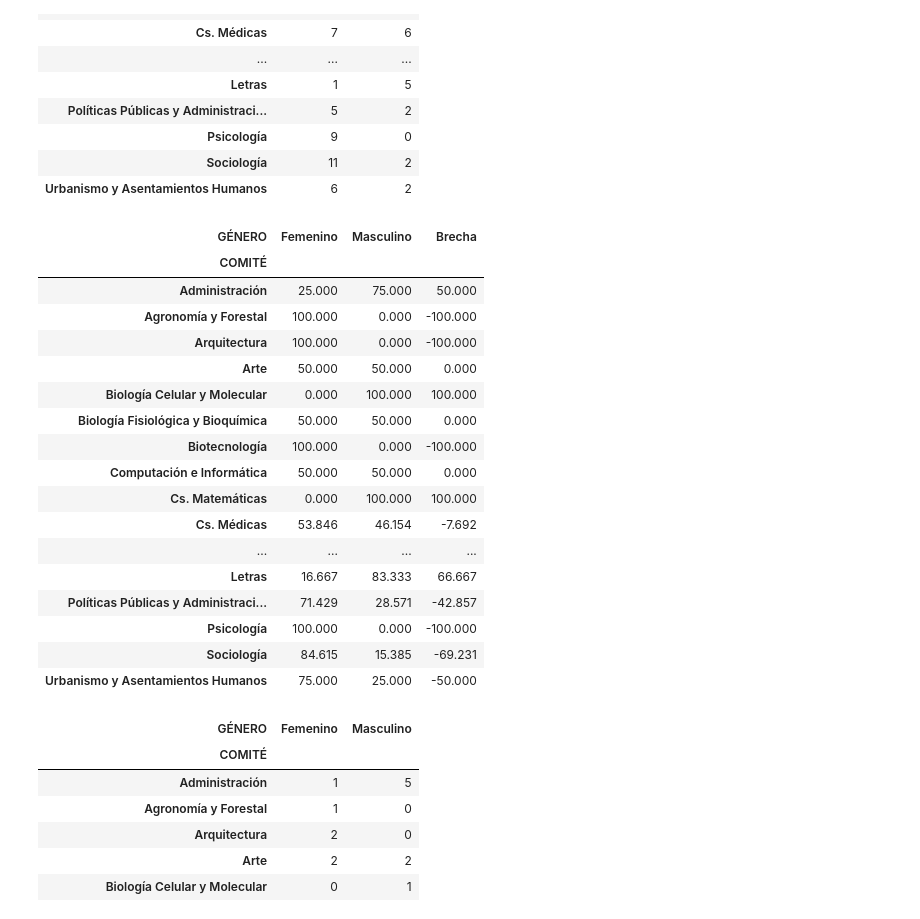
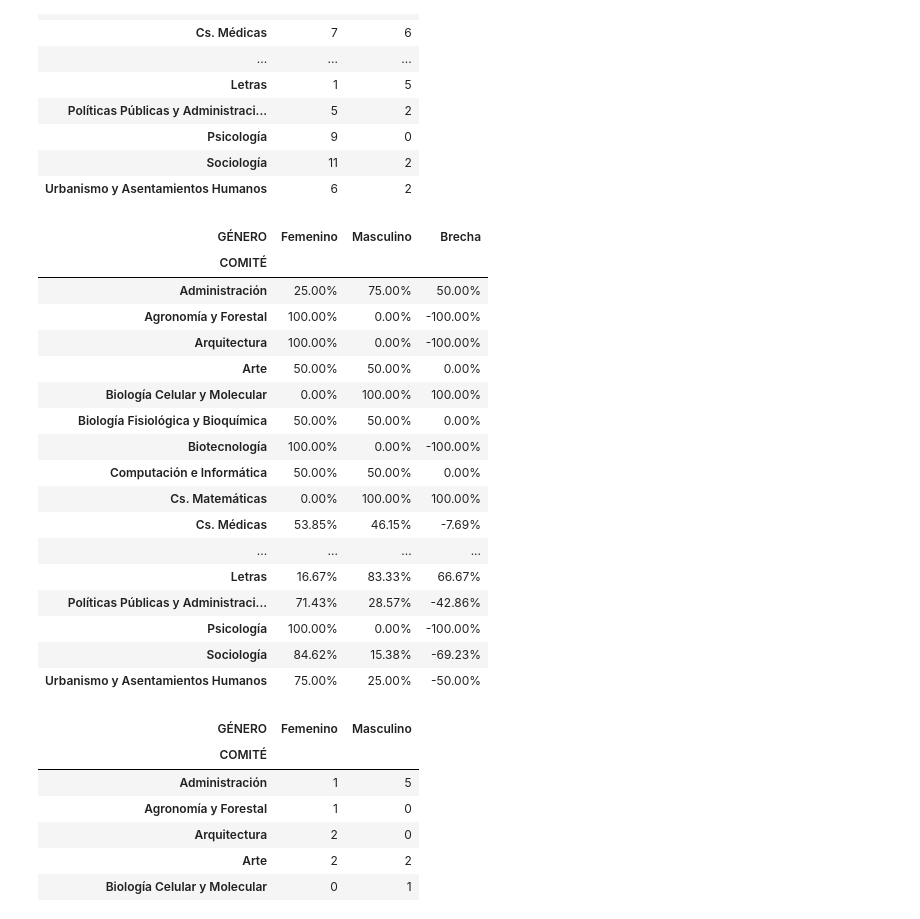
Before and after one commit to alvafox/Simulaciones-para-Becas-Chile, a Jupyter notebook: Doctorado_BCH_2022.ipynb, the cells around one changed output. Cells and saved outputs as stored; diff of their text form; code cells hidden in the pictures.

```diff
--- a/Doctorado_BCH_2022.ipynb
+++ b/Doctorado_BCH_2022.ipynb
@@ -49,8 +55,8 @@ import matplotlib.pyplot as plt
 # %%
-pd.set_option('max_rows', 200)
-pd.set_option('precision', 3)
+pd.set_option('display.max_rows', 200)
+pd.set_option('display.precision', 3)
 # %%
-df_doc = pd.read_csv("/content/DOC BCH 2022.csv", sep=";",encoding="latin-1", decimal=",")
+df_doc = pd.read_csv("/content/drive/MyDrive/DOC BCH 2022.csv", sep=";",encoding="latin-1", decimal=",", thousands=".")
 # %%
 df_doc.info()
 # %% [output]
@@ -446,30 +470,32 @@ df_doc[df_doc['ESTADO_FINAL'] == 'SELECCIONADA'].groupby(['COMITÉ', 'GÉNERO'])
 | Sociología | 11 | 2 |
 | Urbanismo y Asentamientos Humanos | 6 | 2 |
 # %%
-brecha = df_doc[df_doc['ESTADO_FINAL'] == 'SELECCIONADA'].groupby(['COMITÉ'])['GÉNERO'].value_counts("%").sort_values().unstack(1).fillna(0)
+brecha = df_doc[df_doc['ESTADO_FINAL'] == 'SELECCIONADA'].groupby(['COMITÉ'])['GÉNERO'].value_counts("%").unstack(1).fillna(0)
 
 brecha['Brecha'] =  brecha['Masculino'] - brecha['Femenino']
 
 brecha = brecha*100
 
-brecha.style.background_gradient(cmap= 'YlOrRd', subset=['Brecha'])
+#brecha = brecha.applymap('{:,.3f}'.format)
+
+brecha.style.background_gradient(cmap= 'YlOrRd', subset=['Brecha']).format("{:.2f}%")
 # %% [output]
 | GÉNERO | Femenino | Masculino | Brecha |
 | COMITÉ |  |  |  |
-| Administración | 25.000 | 75.000 | 50.000 |
-| Agronomía y Forestal | 100.000 | 0.000 | -100.000 |
-| Arquitectura | 100.000 | 0.000 | -100.000 |
-| Arte | 50.000 | 50.000 | 0.000 |
-| Biología Celular y Molecular | 0.000 | 100.000 | 100.000 |
-| Biología Fisiológica y Bioquímica | 50.000 | 50.000 | 0.000 |
-| Biotecnología | 100.000 | 0.000 | -100.000 |
-| Computación e Informática | 50.000 | 50.000 | 0.000 |
-| Cs. Matemáticas | 0.000 | 100.000 | 100.000 |
-| Cs. Médicas | 53.846 | 46.154 | -7.692 |
+| Administración | 25.00% | 75.00% | 50.00% |
+| Agronomía y Forestal | 100.00% | 0.00% | -100.00% |
+| Arquitectura | 100.00% | 0.00% | -100.00% |
+| Arte | 50.00% | 50.00% | 0.00% |
+| Biología Celular y Molecular | 0.00% | 100.00% | 100.00% |
+| Biología Fisiológica y Bioquímica | 50.00% | 50.00% | 0.00% |
+| Biotecnología | 100.00% | 0.00% | -100.00% |
+| Computación e Informática | 50.00% | 50.00% | 0.00% |
+| Cs. Matemáticas | 0.00% | 100.00% | 100.00% |
+| Cs. Médicas | 53.85% | 46.15% | -7.69% |
 | ... | ... | ... | ... |
-| Letras | 16.667 | 83.333 | 66.667 |
-| Políticas Públicas y Administraci... | 71.429 | 28.571 | -42.857 |
-| Psicología | 100.000 | 0.000 | -100.000 |
-| Sociología | 84.615 | 15.385 | -69.231 |
-| Urbanismo y Asentamientos Humanos | 75.000 | 25.000 | -50.000 |
+| Letras | 16.67% | 83.33% | 66.67% |
+| Políticas Públicas y Administraci... | 71.43% | 28.57% | -42.86% |
+| Psicología | 100.00% | 0.00% | -100.00% |
+| Sociología | 84.62% | 15.38% | -69.23% |
+| Urbanismo y Asentamientos Humanos | 75.00% | 25.00% | -50.00% |
 # %%
```
Also changed, not shown: parts of 13 cells of this notebook.
